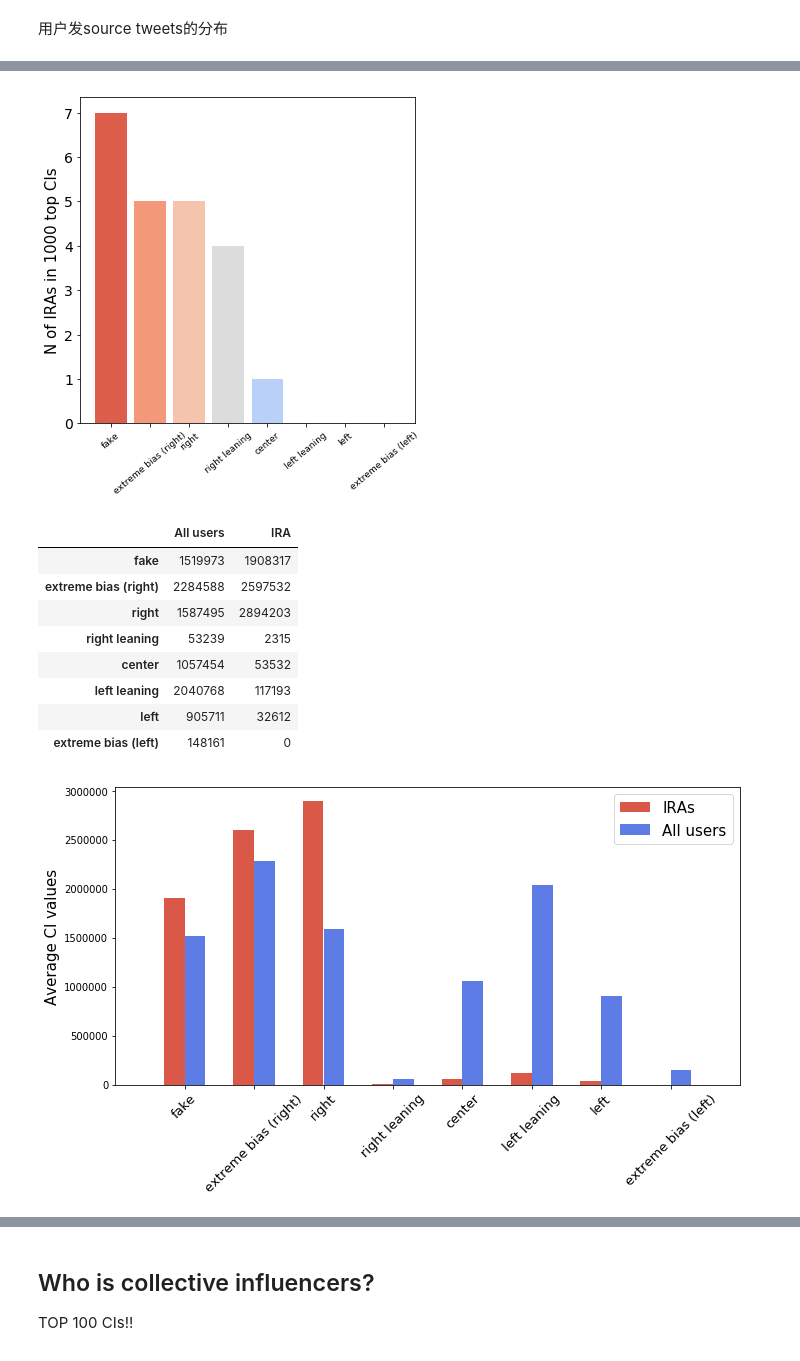
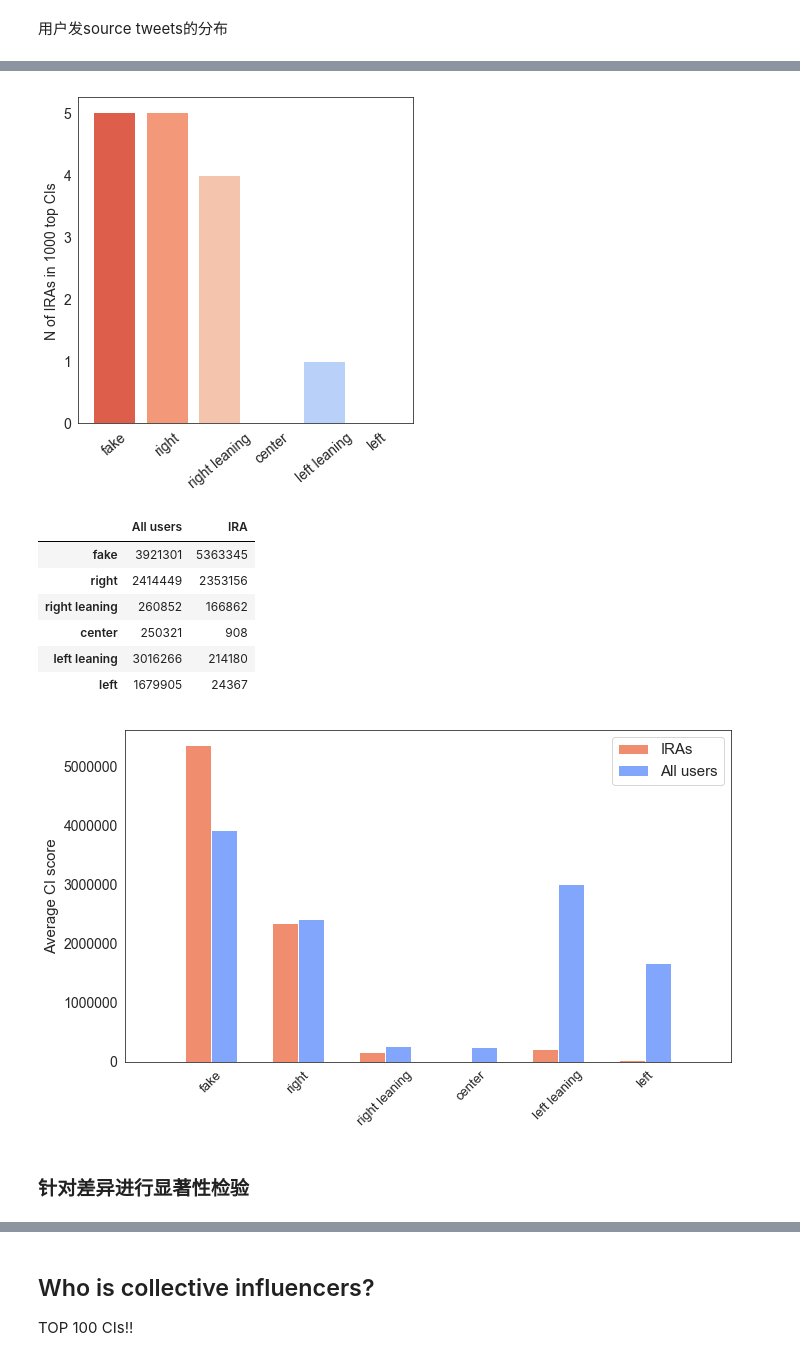
Before and after one commit to kayzhou/fake_news_during_election, a Jupyter notebook: all_tweets.ipynb, the cells around one changed output, grey strips where cells are left out. Saved outputs shown, nothing was run; the diff lists cells and outputs as text; code cells hidden in the pictures.

```diff
--- a/all_tweets.ipynb
+++ b/all_tweets.ipynb
@@ -1341,0 +3,7 @@ IRA_tweets = all_tweets[all_tweets["is_IRA"]>0]
+# %%
+from my_weapon import *
+from collections import defaultdict, Counter
+from IPython.display import display
+from tqdm import tqdm_notebook as tqdm
+import matplotlib
+matplotlib.rcParams["font.size"] = 14
@@ -1828,28 +704,30 @@ def build_CI_rank(graph_file):
 top_num = 1000
 
 len_intersection = {}
-dict_CI_value = {}
-f_labels = [map_labels[str(i)] for i in range(8)]
+dict_CI = {}
 
-for label in f_labels:
+for label in mbfc_labels:
     print(label, "...")
-    user_CI, sort_user_CI = build_CI_rank("data/network/network_{}.gt".format(label))
+    user_CI, sort_user_CI = build_CI_rank("data/network/network_{}_mbfc.gt".format(label))
     set_CI_users = set([d[0] for d in sort_user_CI[:top_num]])
     set_source_users = set()
 
-    IRA_CI_value = []
+    IRA_CI = []
     for user_id, row in IRA_users.iterrows():
         set_source_users.add(user_id)
         try:
-            IRA_CI_value.append(user_CI[user_id])
+            IRA_CI.append(user_CI[user_id])
         except:
             pass
 
     len_intersection[label] = len(set_CI_users & set_source_users)
-    print("参与人数：", len(IRA_CI_value), len(sort_user_CI))
-    IRA_CI_value = int(np.array(IRA_CI_value).mean())
-    all_CI_value = int(np.array([[d for d in user_CI.values()]]).mean())
+    print("参与人数：", len(IRA_CI), len(sort_user_CI))
+    IRA_CI = pd.Series(IRA_CI)
+    IRA_CI_mean = IRA_CI.mean()
+    all_CI = pd.Series(list(user_CI.values()))
+    all_CI_mean = all_CI.mean()
 
-    dict_CI_value[label] = {"IRA": IRA_CI_value, "All users": all_CI_value}
+    dict_CI[label] = {"IRA": IRA_CI_mean, "All users": all_CI_mean,
+                      "IRA dist": IRA_CI, "All dist": all_CI}
 # %% [output]
 fake ...
@@ -1872,13 +746,14 @@ extreme bias (left) ...
 def plot_corr(cor):
     # display(cor)
     plt.figure(figsize=(6, 6))
-    x = range(len(f_labels))
+    x = range(len(mbfc_labels))
     for i in x:
-        plt.bar(i, cor[f_labels[i]], color=sns.color_palette("coolwarm", 7)[6-i])
-    plt.xticks(x, f_labels)
+        plt.bar(i, cor[mbfc_labels[i]], color=sns.color_palette("coolwarm", 7)[6-i])
+    plt.xticks(x, mbfc_labels)
 #     plt.xlabel('Only IRA', fontsize=15)
-    plt.ylabel('N of IRAs in {} top CIs'.format(top_num), fontsize=15)
-    plt.xticks(fontsize=9, rotation=40); plt.yticks(fontsize=14)
+    plt.ylabel('N of IRAs in {} top CIs'.format(top_num))
+    plt.xticks(rotation=40)
+#     plt.yticks(fontsize=14)
     plt.savefig("fig/size-of-intersection{}.pdf".format(top_num), dpi=300, bbox_inches='tight')
     plt.show()
     plt.tight_layout()
@@ -1889,28 +764,30 @@ plot_corr(len_intersection)
 compare_CI_value = pd.DataFrame(dict_CI_value).transpose()
 compare_CI_value
 # %% [output]
-[figure, old version]
+[figure, new version]
 |  | All users | IRA |
-| fake | 1519973 | 1908317 |
-| extreme bias (right) | 2284588 | 2597532 |
-| right | 1587495 | 2894203 |
-| right leaning | 53239 | 2315 |
-| center | 1057454 | 53532 |
-| left leaning | 2040768 | 117193 |
-| left | 905711 | 32612 |
-| extreme bias (left) | 148161 | 0 |
+| fake | 3921301 | 5363345 |
+| right | 2414449 | 2353156 |
+| right leaning | 260852 | 166862 |
+| center | 250321 | 908 |
+| left leaning | 3016266 | 214180 |
+| left | 1679905 | 24367 |
 # %%
 ax = plt.figure(figsize=(10, 6))
-plt.ylabel("Average CI values", fontsize=15)
-compare_CI_value["IRA"].plot.bar(width=0.3, position=1, color=sns.color_palette("coolwarm", 8)[7], label="IRAs")
-compare_CI_value["All users"].plot.bar(width=0.3, position=0, color=sns.color_palette("coolwarm", 8)[0], label="All users")
+plt.ylabel("Average CI score", fontsize=15)
+compare_CI_value["IRA"].plot.bar(width=0.3, position=1,
+                                 color=sns.color_palette("coolwarm", 8)[6], label="IRAs")
+compare_CI_value["All users"].plot.bar(width=0.3, position=0,
+                                 color=sns.color_palette("coolwarm", 8)[1], label="All users")
 plt.xticks(fontsize=13, rotation=45)
 
-plt.xlim(-1, 8)
+plt.xlim(-1, 6)
 plt.legend(fontsize=15)
 plt.tight_layout()
 plt.savefig("fig/CI.pdf", dpi=300, bbox_inches='tight')
 plt.show()
 plt.close()
 # %% [output]
-[figure, old version]
+[figure, new version]
+# %% [markdown]
+### 针对差异进行显著性检验
```
Also changed, not shown: parts of 173 cells of this notebook, 5 other files.
